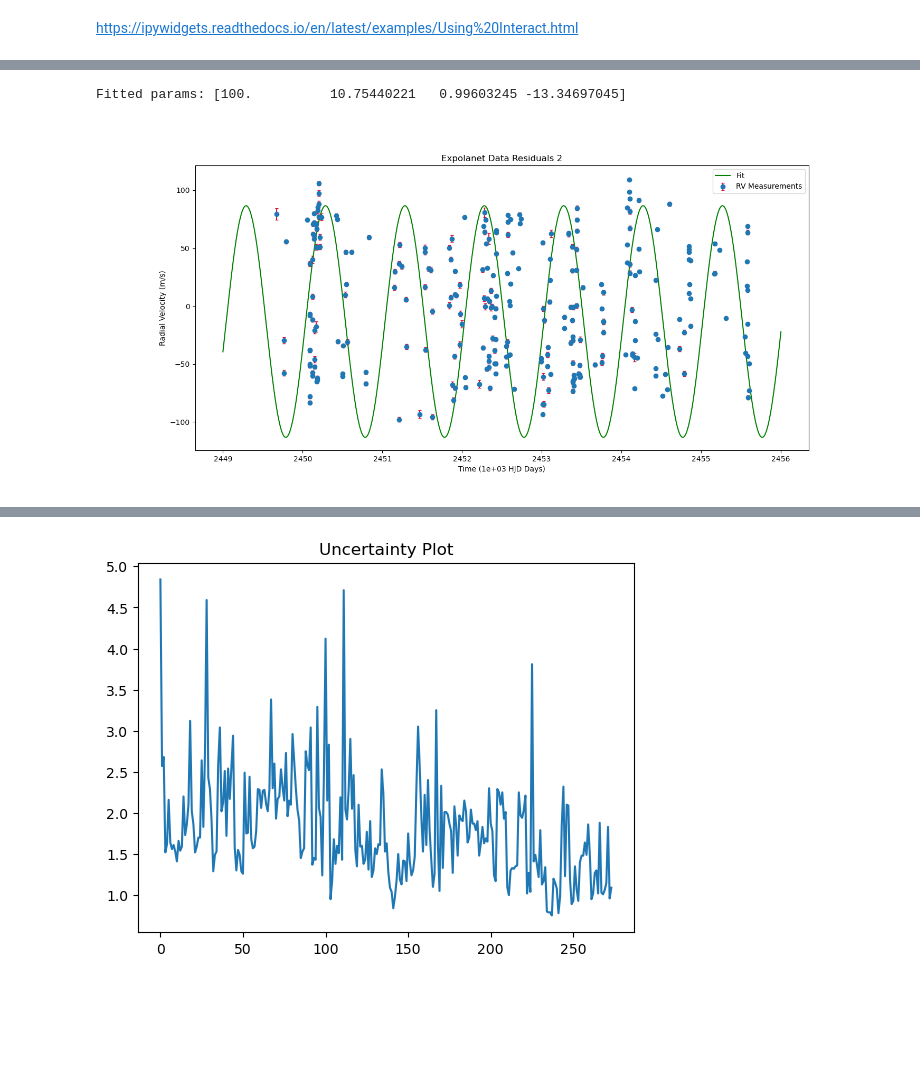
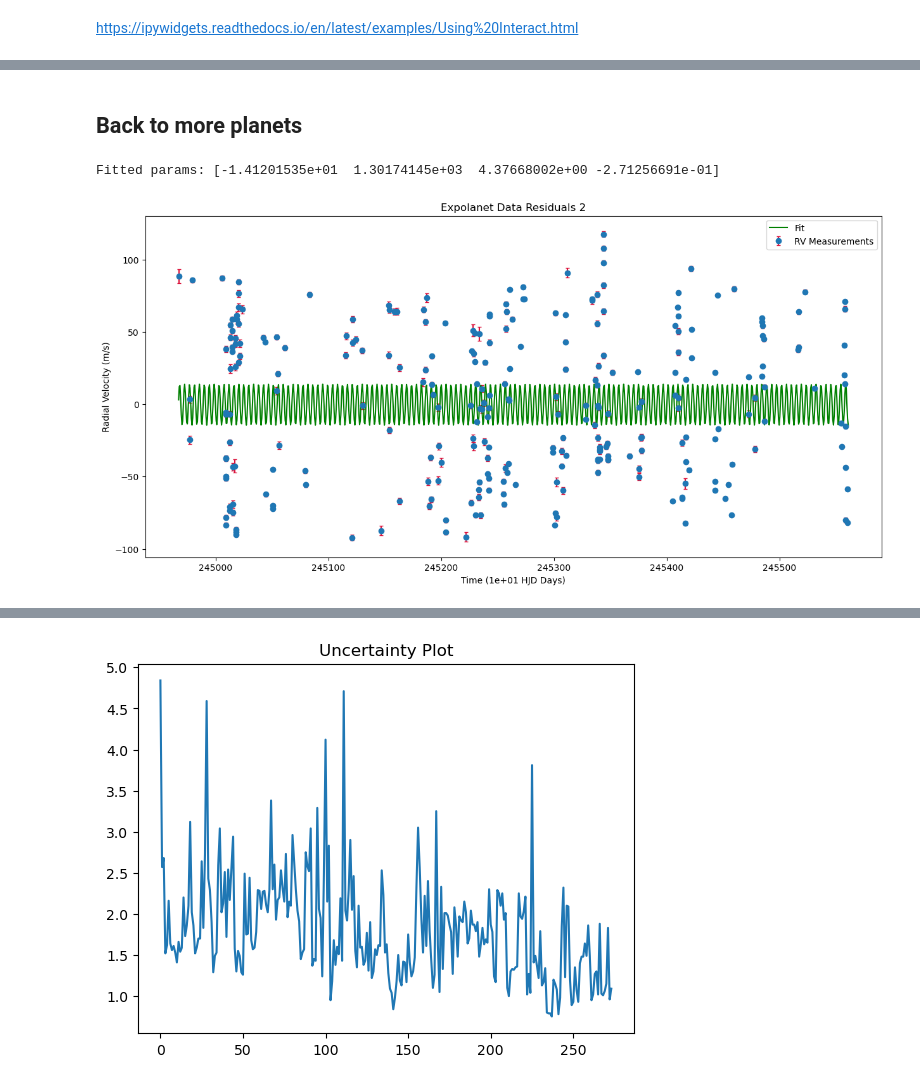
Before and after one commit to djlouie/ASTR-19-Group-Project, a Jupyter notebook: astr19-group-project.ipynb, the cells around one changed output, grey strips where cells are left out. Drawn from its saved outputs; the diff is of its cells as text; code cells hidden in the pictures; blank space fills up the shorter version.

```diff
--- a/astr19-group-project.ipynb
+++ b/astr19-group-project.ipynb
@@ -78,7 +64,7 @@ hjd = data.columns["HJD"]
 radial_velocity = data.columns["Radial_Velocity"]
 uncertainty = data.columns["Radial_Velocity_Uncertainty"]
 
-scalar = 1e3
+scalar = 1e1
 scaled_hjd = hjd / scalar
 
 plt.figure(figsize=(10, 7))
@@ -190,16 +158,18 @@ Residuals RMS is   52.2120803969826213
 # %%
 residuals1 = residuals
 # %%
-initial_guess = [25, 0, 2.5, 0]
+initial_guess = [5, 1, 26, 1]
 
-lower_bound = [20, -np.inf, 0, -np.inf]
-upper_bound = [30, np.inf, 10, np.inf]
+# lower_bound = [20, -np.inf, 0, -np.inf]
+# upper_bound = [30, np.inf, 10, np.inf]
 
 #curve fit
 params, params_cov = optimize.curve_fit(f_curve, scaled_hjd, residuals1, sigma = uncertainty, absolute_sigma=True,
                                         p0=initial_guess,
-                                        bounds = (lower_bound, upper_bound)
+                                        # bounds = (lower_bound, upper_bound)
                                         )
+
+params2 = params
 
 print(f"Fitted params: {params}")
 
@@ -309,0 +264,15 @@ plt.legend(frameon=True,fontsize=10,handletextpad=1)
+# %%
+# calculate residual2
+y_pred = f_curve(scaled_hjd, *params2)
+residuals2 = residuals1 - y_pred
+
+plt.figure(figsize=(15, 6))
+
+# plot residual2
+plt.errorbar(scaled_hjd, residuals2, uncertainty, fmt='o', label='Residuals')
+
+plt.xlabel(f"Time ({scalar:.0e} HJD Days)")
+plt.ylabel("Radial Velocity (m/s)")
+plt.title("Residuals 2")
+plt.legend()
+plt.show()
@@ -322,35 +357,39 @@ Residuals RMS is   52.1850867778000236
+# %% [markdown]
+## Back to more planets
 # %%
-initial_guess = [150, 1, 1, 1]
+initial_guess = [10, 1, 4.4, 1]
 
-lower_bound = [100, -np.inf, -np.inf, -np.inf]
-upper_bound = [200, np.inf, np.inf, np.inf]
+# lower_bound = [100, -np.inf, -np.inf, -np.inf]
+# upper_bound = [200, np.inf, np.inf, np.inf]
 
 #curve fit
 params, params_cov = optimize.curve_fit(f_curve, scaled_hjd, residuals2, sigma = uncertainty, absolute_sigma=True,
                                         p0=initial_guess,
-                                        bounds = (lower_bound, upper_bound)
+                                        # bounds = (lower_bound, upper_bound)
                                         )
 
 print(f"Fitted params: {params}")
 
+params3 = params
+
 # lets see how the best fit model looks by plotting it along with the data
 
 x_fit = np.linspace(np.floor(min(scaled_hjd)), np.ceil(max(scaled_hjd)), 1000)
-y_fit = f_curve(x_fit, *params)     # providing '*params' is called unpacking and is identical to write
+y_fit = f_curve(x_fit, *params3)     # providing '*params' is called unpacking and is identical to write
                                     # 'params[0], params[1], params[2]...
 
 plt.figure(figsize=(15, 7))
 plt.errorbar(x=scaled_hjd, y=residuals2, yerr=uncertainty, fmt="o", ecolor='crimson', capsize=2, label="RV Measurements")
 plt.plot(x_fit, y_fit, 'g-', label='Fit')
 plt.title("Expolanet Data Residuals 2")
 plt.xlabel(f"Time ({scalar:.0e} HJD Days)")
 plt.ylabel("Radial Velocity (m/s)")
 
 plt.legend()
 plt.show()
 # %% [output]
-Fitted params: [100.          10.75440221   0.99603245 -13.34697045]
+Fitted params: [-1.41201535e+01  1.30174145e+03  4.37668002e+00 -2.71256691e-01]
-[figure, old version]
+[figure, new version]
 # %%
 import numpy as np
 import matplotlib.pyplot as plt
```
Also changed, not shown: parts of 48 cells of this notebook, 1 other file.
